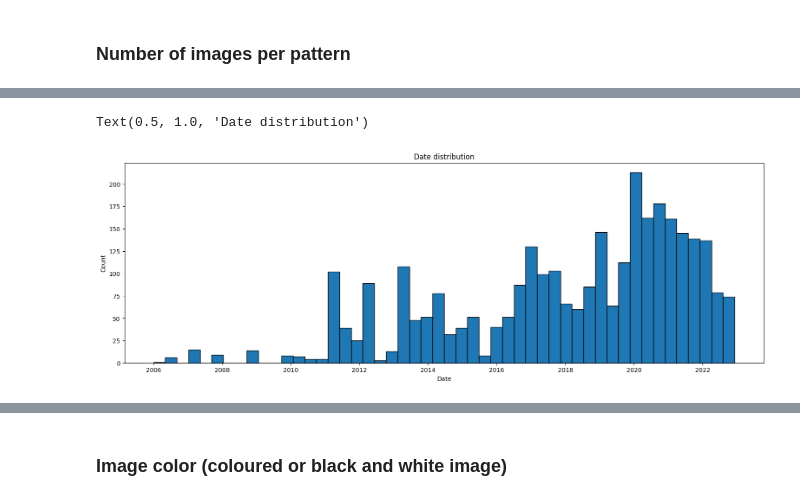
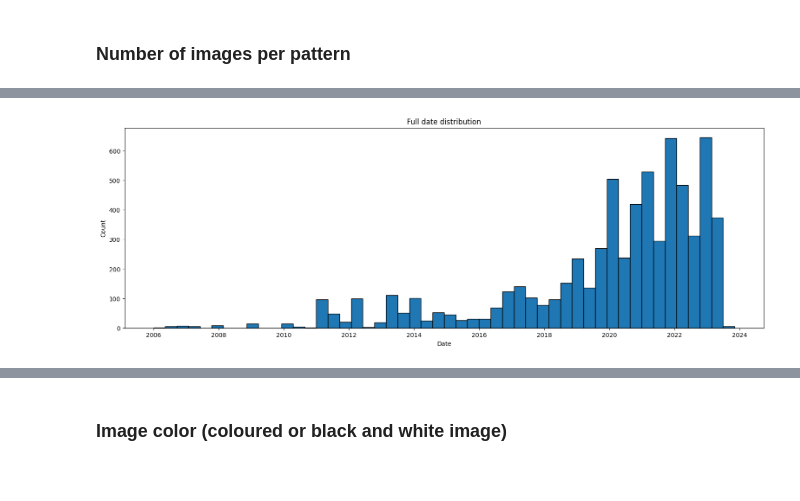
Before and after one commit to oliviergimenez/lynx-id, a Jupyter notebook: EDA/EDA.ipynb, the cells around one changed output, grey strips where cells are left out. Drawn from its saved outputs; the diff is of its cells as text; code cells hidden in the pictures.

Commit message:
EDA for all countries

```diff
--- a/EDA/EDA.ipynb
+++ b/EDA/EDA.ipynb
@@ -10,3 +21,2 @@ import matplotlib.pyplot as plt
 # %%
-df = pd.read_csv("/gpfsscratch/rech/ads/commun/datasets/extracted/lynx_dataset_france.csv", parse_dates=["date"])
-df
+DATASET = Path("/gpfsscratch/rech/ads/commun/datasets/extracted/")
@@ -26,0 +23,11 @@ df
+# %%
+full_dataset = LynxDataset(
+    dataset_csv=DATASET / "lynx_dataset_full.csv",
+    countries=['all'],
+    mode='single',
+    device='auto',
+    verbose=False,
+    probabilities=[1, 0, 0]  # only classic images
+)
+# %%
+full_df = full_dataset.dataframe
@@ -155 +232,3 @@ Name: count, Length: 364, dtype: int64
+# %%
+full_df["date"] = pd.to_datetime(full_df["date"], format='ISO8601')
 # %%
@@ -164,9 +243,11 @@ Latest date: 2022-12-08 00:00:00
 # %%
-plt.figure(figsize=(19, 6))
-plt.hist(df["date"], bins=50, edgecolor="black")
-plt.xlabel("Date")
-plt.ylabel("Count")
-plt.title("Date distribution")
+try:
+    plt.figure(figsize=(19, 6))
+    plt.hist(full_df["date"], bins=50, edgecolor="black")
+    plt.xlabel("Date")
+    plt.ylabel("Count")
+    plt.title("Full date distribution")
+except:
+    print("No date")
 # %% [output]
-Text(0.5, 1.0, 'Date distribution')
-[figure, old version]
+[figure, new version]
```
Also changed, not shown: parts of 73 cells of this notebook, 1 other file.
